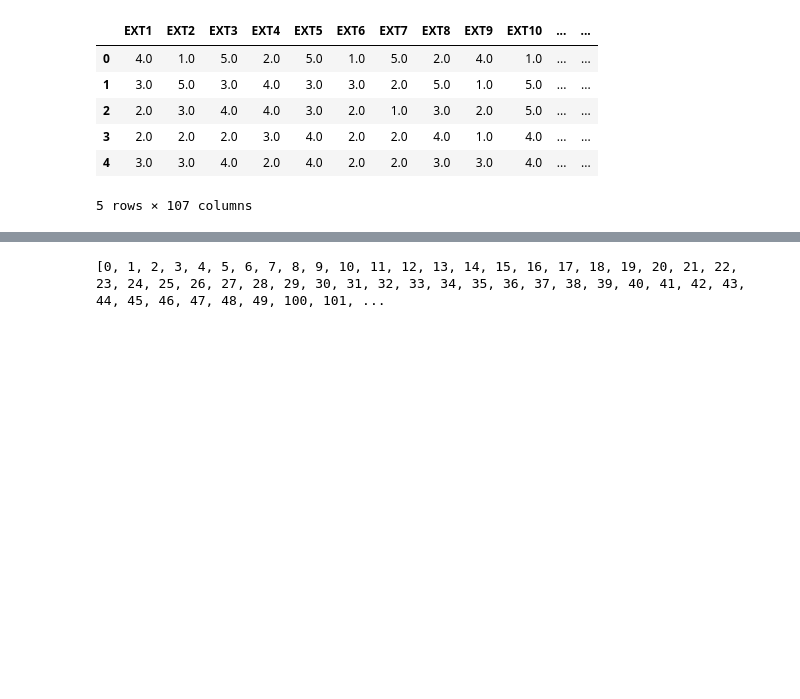
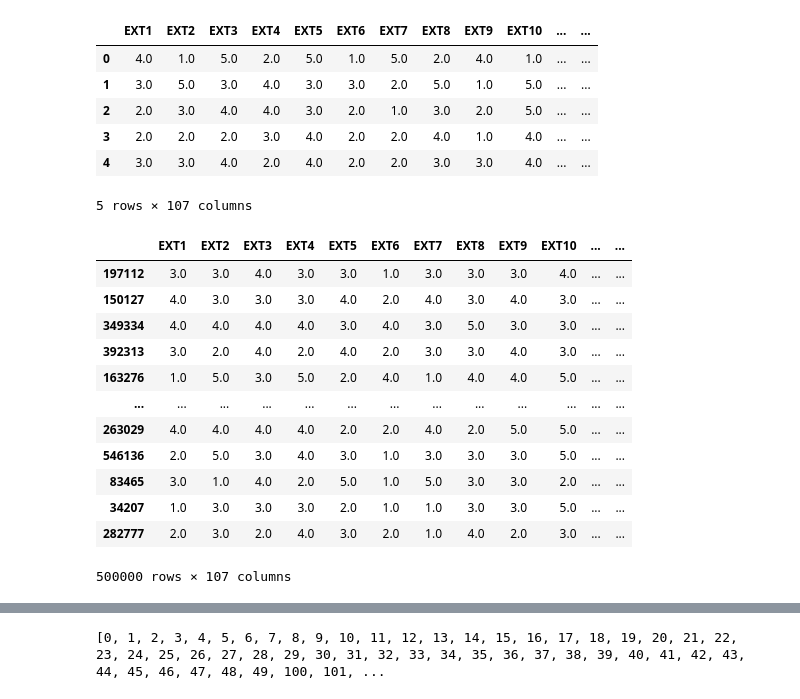
Before and after one commit to Karolina1110/personality_data, a Jupyter notebook: data_corr.ipynb, the cells around one changed output, grey strips where cells are left out. Cells and saved outputs as stored; diff of their text form; code cells hidden in the pictures; blank space fills up the shorter version.

Commit message:
fix in choosing big data

```diff
--- a/data_corr.ipynb
+++ b/data_corr.ipynb
@@ -31,4 +31,20 @@ data.head()
 | 4 | 3.0 | 3.0 | 4.0 | 2.0 | 4.0 | 2.0 | 2.0 | 3.0 | 3.0 | 4.0 | ... | ... |
 5 rows × 107 columns
 # %%
-data_big = data[:500000].copy()
+# data_big = data[:500000].copy()
+data_big = data.sample(n = 500000)
+data_big
+# %% [output]
+|  | EXT1 | EXT2 | EXT3 | EXT4 | EXT5 | EXT6 | EXT7 | EXT8 | EXT9 | EXT10 | ... | ... |
+| 197112 | 3.0 | 3.0 | 4.0 | 3.0 | 3.0 | 1.0 | 3.0 | 3.0 | 3.0 | 4.0 | ... | ... |
+| 150127 | 4.0 | 3.0 | 3.0 | 3.0 | 4.0 | 2.0 | 4.0 | 3.0 | 4.0 | 3.0 | ... | ... |
+| 349334 | 4.0 | 4.0 | 4.0 | 4.0 | 3.0 | 4.0 | 3.0 | 5.0 | 3.0 | 3.0 | ... | ... |
+| 392313 | 3.0 | 2.0 | 4.0 | 2.0 | 4.0 | 2.0 | 3.0 | 3.0 | 4.0 | 3.0 | ... | ... |
+| 163276 | 1.0 | 5.0 | 3.0 | 5.0 | 2.0 | 4.0 | 1.0 | 4.0 | 4.0 | 5.0 | ... | ... |
+| ... | ... | ... | ... | ... | ... | ... | ... | ... | ... | ... | ... | ... |
+| 263029 | 4.0 | 4.0 | 4.0 | 4.0 | 2.0 | 2.0 | 4.0 | 2.0 | 5.0 | 5.0 | ... | ... |
+| 546136 | 2.0 | 5.0 | 3.0 | 4.0 | 3.0 | 1.0 | 3.0 | 3.0 | 3.0 | 5.0 | ... | ... |
+| 83465 | 3.0 | 1.0 | 4.0 | 2.0 | 5.0 | 1.0 | 5.0 | 3.0 | 3.0 | 2.0 | ... | ... |
+| 34207 | 1.0 | 3.0 | 3.0 | 3.0 | 2.0 | 1.0 | 1.0 | 3.0 | 3.0 | 5.0 | ... | ... |
+| 282777 | 2.0 | 3.0 | 2.0 | 4.0 | 3.0 | 2.0 | 1.0 | 4.0 | 2.0 | 3.0 | ... | ... |
+500000 rows × 107 columns
```
Also changed, not shown: parts of 3 cells of this notebook.
